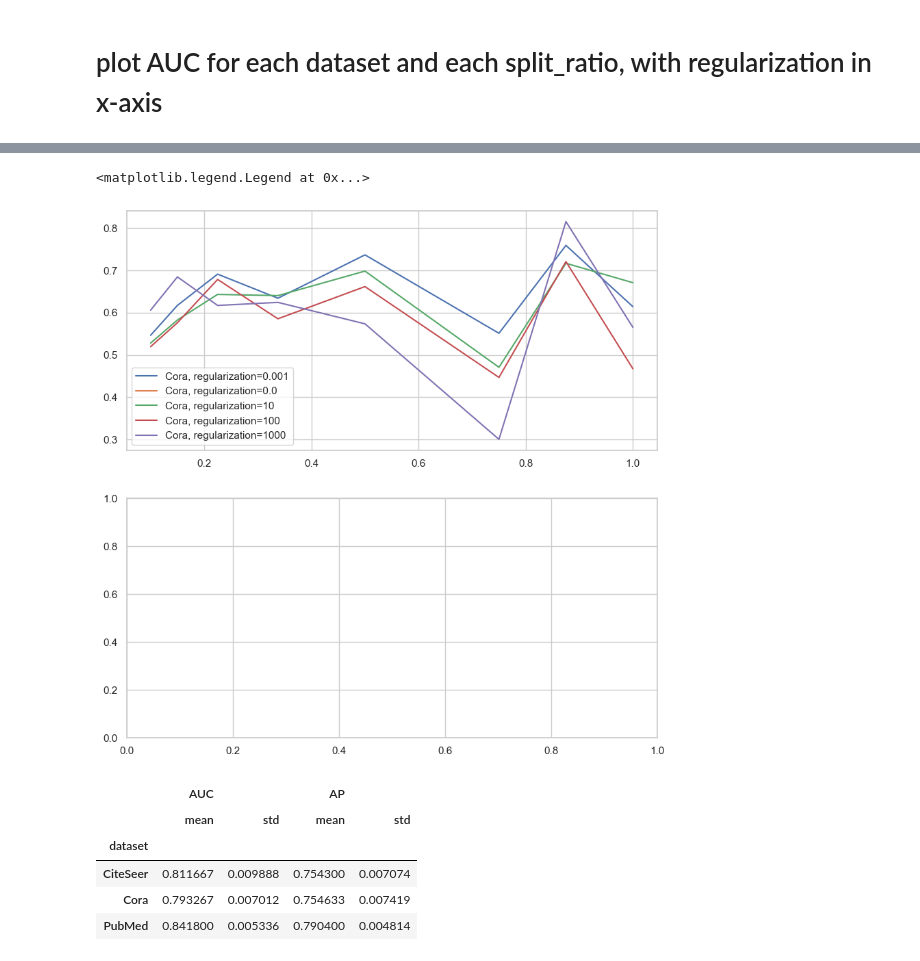
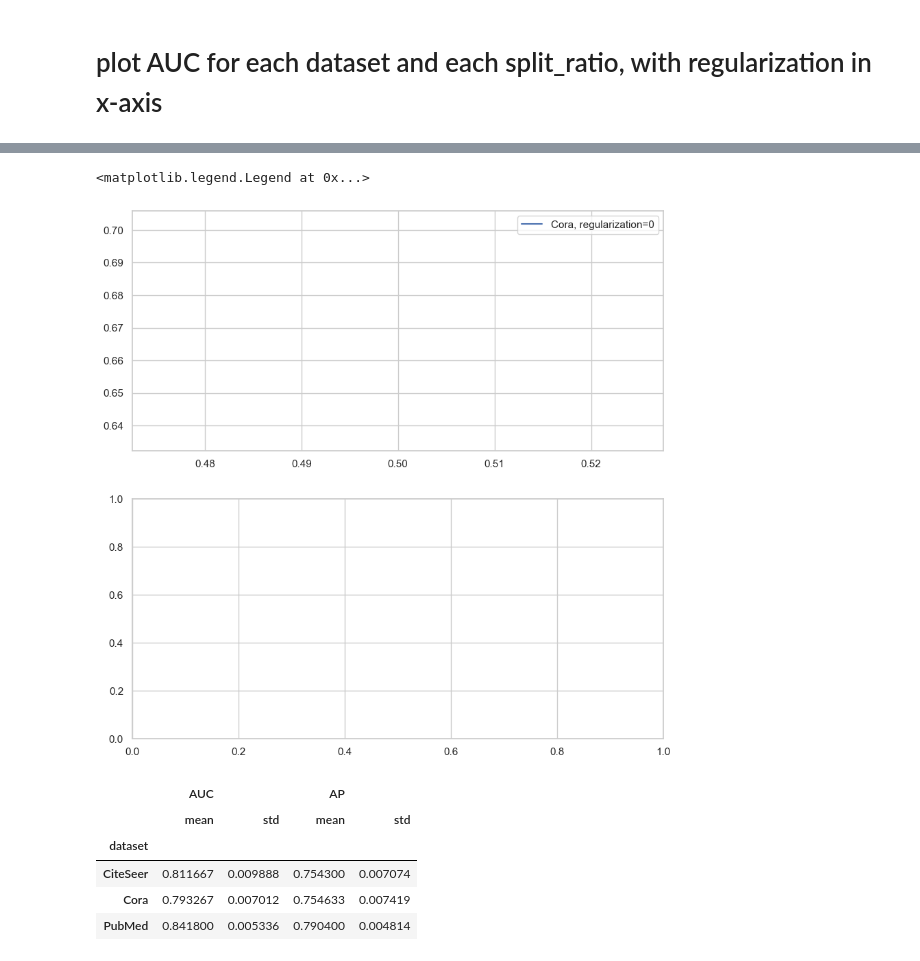
Before and after one commit to FDUguchunhui/latent-space-constraint-GNN, a Jupyter notebook: notebook/analysis/aggregation.ipynb, the cells around one changed output, grey strips where cells are left out. Saved outputs shown, nothing was run; the diff lists cells and outputs as text; code cells hidden in the pictures.

```diff
--- a/notebook/analysis/aggregation.ipynb
+++ b/notebook/analysis/aggregation.ipynb
@@ -67,28 +98,28 @@ df_agg[df_agg['dataset'] == 'Cora'].sort_values(by=['split_ratio', 'regularizati
 # %%
 # plot lineplot for AUC and AP for each dataset and split_ratio
 fig, ax = plt.subplots(2, 1, figsize=(10, 10))
 # plot different line for different regularization
 # axis 0 plot for AUC
-ax[0].plot(df_agg[(df_agg['dataset'] == 'Cora') & (df_agg['regularization'] == 0.001)]['split_ratio'],
-           df_agg[(df_agg['dataset'] == 'Cora') & (df_agg['regularization'] == 0.001)]['AUC']['mean'], label='Cora, '
-                                                                                                          'regularization=0.001')
+ax[0].plot(df_agg[(df_agg['dataset'] == 'Cora') & (df_agg['regularization'] == 0)]['split_ratio'],
+           df_agg[(df_agg['dataset'] == 'Cora') & (df_agg['regularization'] == 0)]['AUC']['mean'], label='Cora, '
+                                                                                                          'regularization=0')
 ax[0].plot(df_agg[(df_agg['dataset'] == 'Cora') & (df_agg['regularization'] == 1)]['split_ratio'],
            df_agg[(df_agg['dataset'] == 'Cora') & (df_agg['regularization'] == 1)]['AUC']['mean'], label='Cora, '
-                                                                                                         'regularization=0.0')
+                                                                                                         'regularization=1')
 ax[0].plot(df_agg[(df_agg['dataset'] == 'Cora') & (df_agg['regularization'] == 10)]['split_ratio'],
            df_agg[(df_agg['dataset'] == 'Cora') & (df_agg['regularization'] == 10)]['AUC']['mean'], label='Cora, '
                                                                                                          'regularization=10')
 ax[0].plot(df_agg[(df_agg['dataset'] == 'Cora') & (df_agg['regularization'] == 100)]['split_ratio'],
            df_agg[(df_agg['dataset'] == 'Cora') & (df_agg['regularization'] == 100)]['AUC']['mean'], label='Cora, '
                                                                                                           'regularization=100')
 ax[0].plot(df_agg[(df_agg['dataset'] == 'Cora') & (df_agg['regularization'] == 1000)]['split_ratio'],
            df_agg[(df_agg['dataset'] == 'Cora') & (df_agg['regularization'] == 1000)]['AUC']['mean'], label='Cora, '
                                                                                                            'regularization=1000')
 # add legend
 ax[0].legend()
 # %% [output]
 <matplotlib.legend.Legend at 0x...>
-[figure, old version]
+[figure, new version]
 # %%
 # Read the JSON file line by line into a DataFrame
 data = []
```
Also changed, not shown: parts of 3 cells of this notebook, 7 other files.
